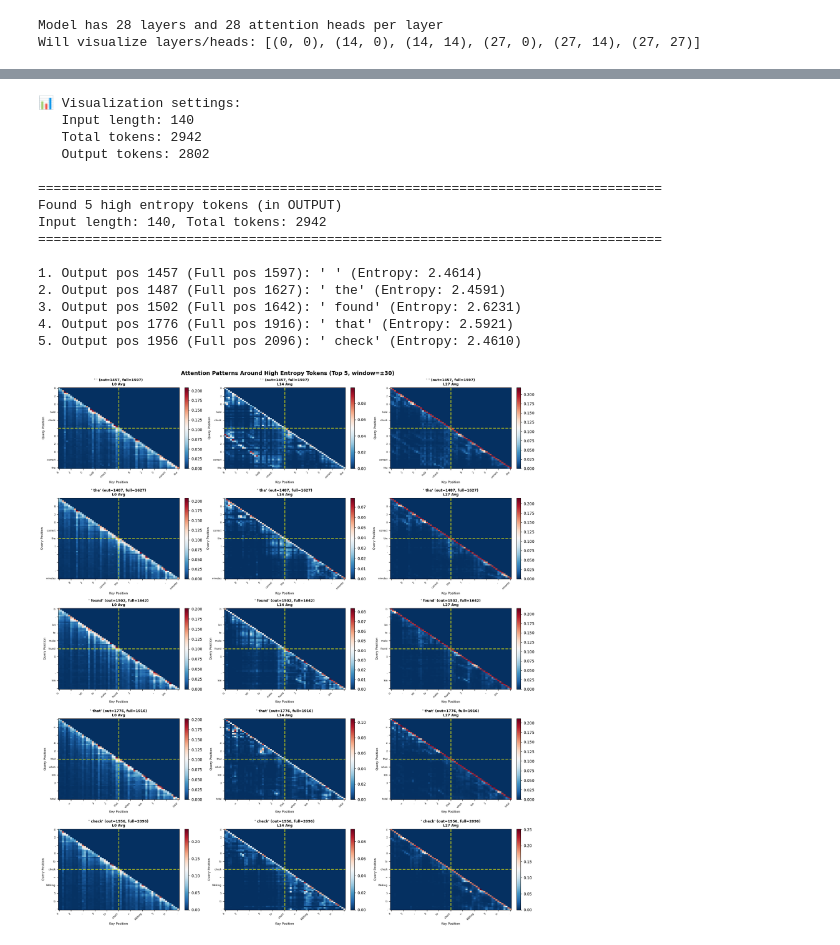
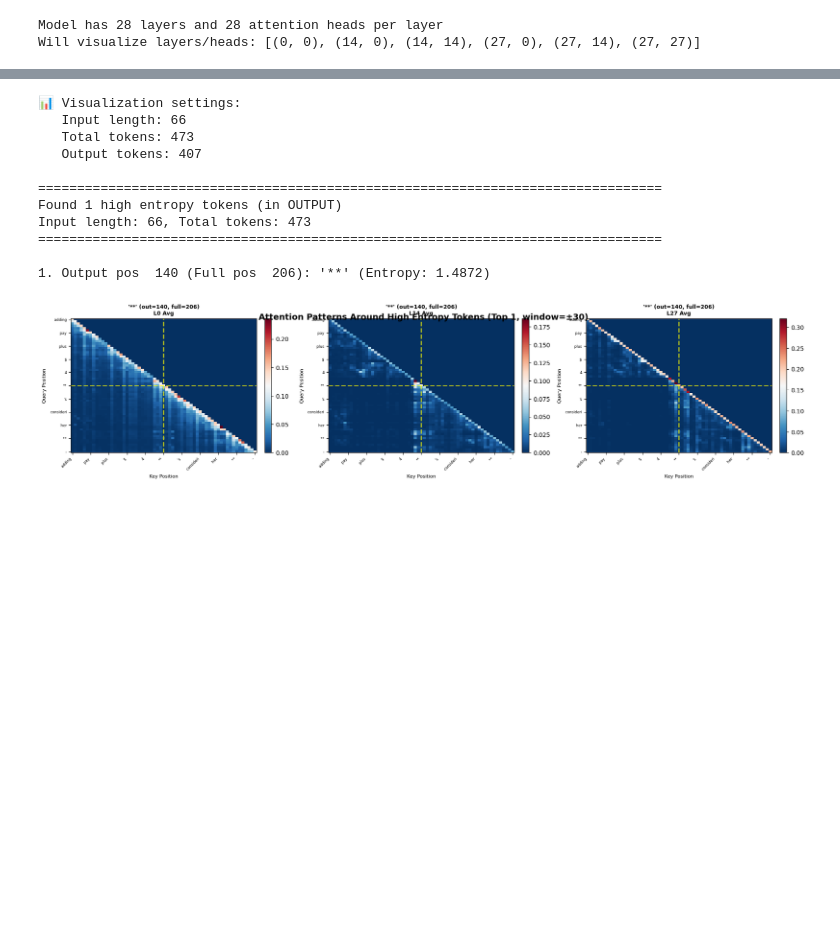
Before and after one commit to Dzungthez/jepa-math, a Jupyter notebook: notebooks/detect_high_entropy copy.ipynb, the cells around one changed output, grey strips where cells are left out. Cells and saved outputs as stored; diff of their text form; code cells hidden in the pictures; blank space fills up the shorter version.

```diff
--- a/notebooks/detect_high_entropy copy.ipynb
+++ b/notebooks/detect_high_entropy copy.ipynb
@@ -919,7 +1770,7 @@ def visualize_attention_around_high_entropy(
 ## Example 1: Entropy Analysis
 # %%
 # Generate với transformers (dùng model đã load ở trên)
-messages = [{"role": "user", "content": sample_question}]
+messages = [{"role": "user", "content": sample_question2}]
 inputs = tokenizer.apply_chat_template(
     messages,
     add_generation_prompt=True,
@@ -1198,45 +2149,36 @@ Bây giờ ta sẽ:
 # %%
-# Bạn cần có cả entropies VÀ attentions từ Examples trước
-# entropies: từ Example 1 (cell 16)
-# attentions_to_use: từ Example 2 (cell 22)
-# generated_tokens: từ Example 2 (cell 22)
-
 # Get input length for position offset
 input_length = inputs.input_ids.shape[1]
 
 print(f"📊 Visualization settings:")
 print(f"   Input length: {input_length}")
 print(f"   Total tokens: {len(generated_tokens)}")
 print(f"   Output tokens: {len(entropies)}")
 
 # Option 1: Analyze top 5 highest entropy tokens
 high_entropy_tokens, fig = visualize_attention_around_high_entropy(
     attention_weights=attentions_to_use,
     entropies=entropies,
     tokens=generated_tokens,
     input_length=input_length,  # ← CRITICAL for position offset
     threshold_method='top_k',
-    k=5,  # Top 5 tokens
+    k=1,  # Top 5 tokens
     layer_indices=[0, 14, 27],  # First, middle, last layers
     head_idx=None,  # Average all heads
     context_window=30,  # Show ±50 tokens (100 total) - INCREASED!
     figsize=None  # Auto
 )
 plt.show()
 # %% [output]
 📊 Visualization settings:
-   Input length: 140
-   Total tokens: 2942
-   Output tokens: 2802
+   Input length: 66
+   Total tokens: 473
+   Output tokens: 407
 
 ================================================================================
-Found 5 high entropy tokens (in OUTPUT)
-Input length: 140, Total tokens: 2942
+Found 1 high entropy tokens (in OUTPUT)
+Input length: 66, Total tokens: 473
 ================================================================================
 
-1. Output pos 1457 (Full pos 1597): ' ' (Entropy: 2.4614)
-2. Output pos 1487 (Full pos 1627): ' the' (Entropy: 2.4591)
-3. Output pos 1502 (Full pos 1642): ' found' (Entropy: 2.6231)
-4. Output pos 1776 (Full pos 1916): ' that' (Entropy: 2.5921)
-5. Output pos 1956 (Full pos 2096): ' check' (Entropy: 2.4610)
+1. Output pos  140 (Full pos  206): '**' (Entropy: 1.4872)
-[figure, old version]
+[figure, new version]
```
Also changed, not shown: parts of 33 cells of this notebook.
